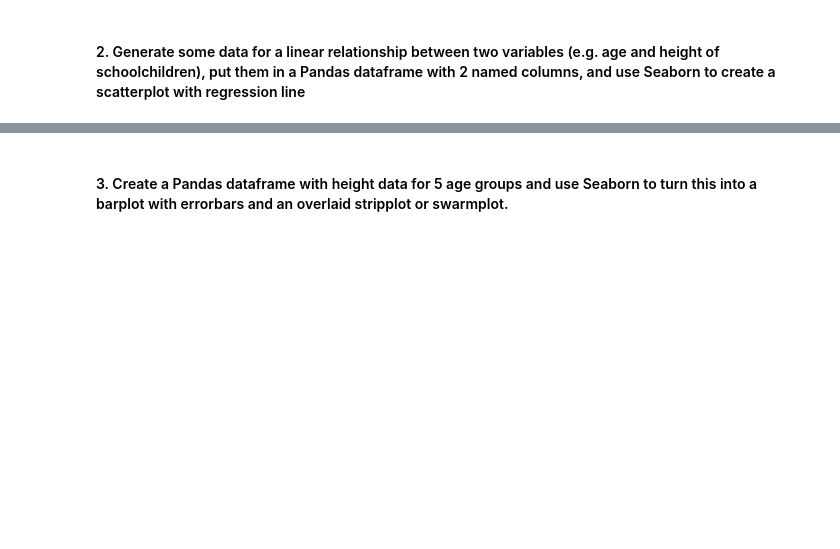
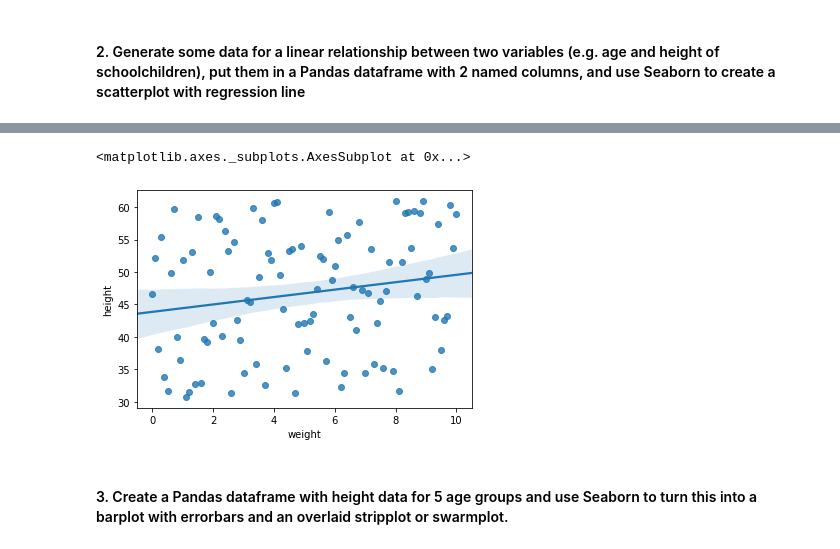
Before and after one commit to jeroenvanbaar/Computational_modeling_tutorial, a Jupyter notebook: 0.Sandbox_problems.ipynb, the cells around one changed output, grey strips where cells are left out. Cells and saved outputs as stored; diff of their text form; code cells hidden in the pictures; blank space fills up the shorter version.

```diff
--- a/0.Sandbox_problems.ipynb
+++ b/0.Sandbox_problems.ipynb
@@ -17,2 +25,7 @@ import seaborn as sns
 # %% [markdown]
 #### 2. Generate some data for a linear relationship between two variables (e.g. age and height of schoolchildren), put them in a Pandas dataframe with 2 named columns, and use Seaborn to create a scatterplot with regression line
+# %%
+weight = np.linspace(0,10,101)
+height = 40 + weight*1/5 + np.random.uniform(-10,20,101)
+# %%
+df = pd.DataFrame(data = {'weight':weight, 'height':height})
@@ -19,2 +41,7 @@ import seaborn as sns
+# %%
+sns.regplot(x = 'weight', y = 'height', data = df)
+# %% [output]
+<matplotlib.axes._subplots.AxesSubplot at 0x...>
+[figure, added]
 # %% [markdown]
 #### 3. Create a Pandas dataframe with height data for 5 age groups and use Seaborn to turn this into a barplot with errorbars and an overlaid stripplot or swarmplot.
```
Also changed, not shown: parts of 8 cells of this notebook.
